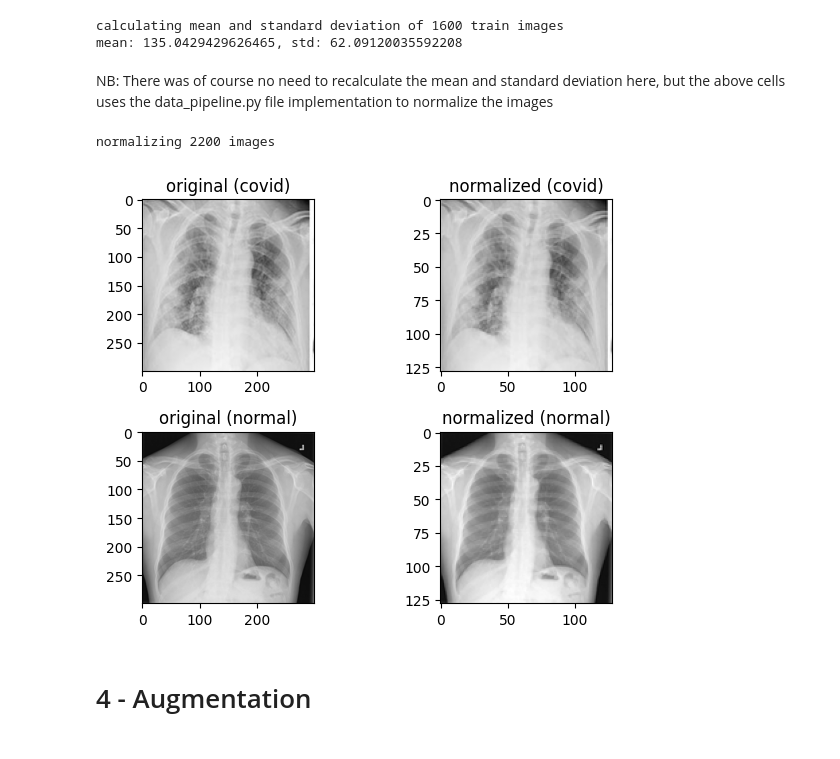
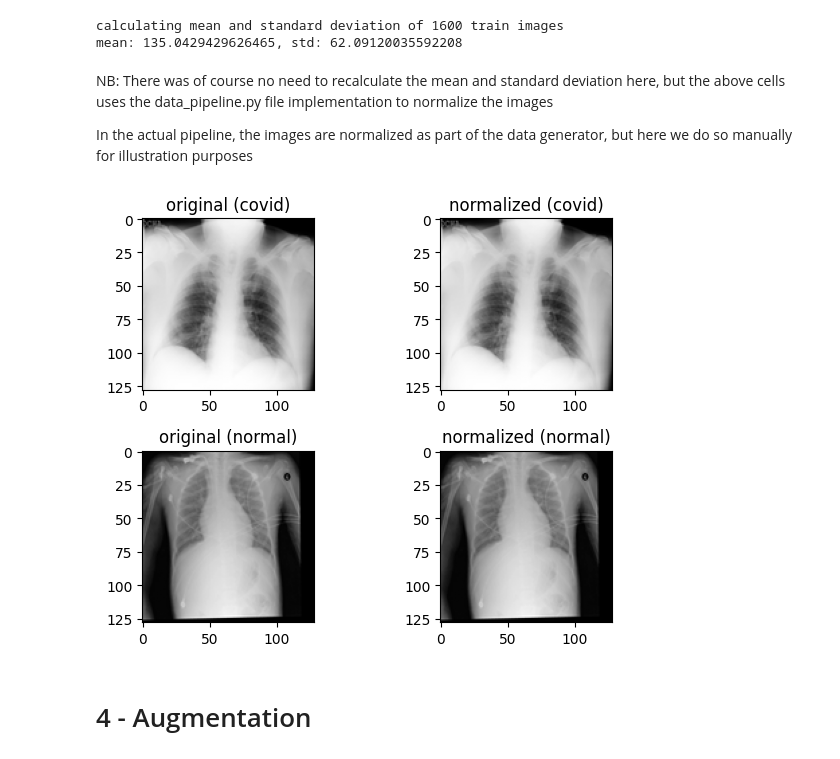
Before and after one commit to romeodetimmerman/covid-xray, a Jupyter notebook: src/data_exploration.ipynb, the cells around one changed output. Cells and saved outputs as stored; diff of their text form; code cells hidden in the pictures.

```diff
--- a/src/data_exploration.ipynb
+++ b/src/data_exploration.ipynb
@@ -257,72 +256,59 @@ for path in all_paths:
 downsampling 2200 images
 # %%
 # calculate mean and standard deviation of downsampled train images
-interim_train_paths = [path for path in interim_paths if "train" in path]
+processed_train_paths = [path for path in processed_paths if "train" in path]
 print(
-    f"calculating mean and standard deviation of {len(interim_train_paths)} train images"
+    f"calculating mean and standard deviation of {len(processed_train_paths)} train images"
 )
-mean, std = pipeline.calc_mean_std(interim_train_paths)
+mean, std = pipeline.calc_mean_std(processed_train_paths)
 print(f"mean: {mean}, std: {std}")
 # %% [output]
 calculating mean and standard deviation of 1600 train images
 mean: 135.0429429626465, std: 62.09120035592208
 # %% [markdown]
 NB: There was of course no need to recalculate the mean and standard deviation here, but the above cells uses the data_pipeline.py file implementation to normalize the images
+
+In the actual pipeline, the images are normalized as part of the data generator, but here we do so manually for illustration purposes
-# %%
-# normalize images
-print(f"normalizing {len(interim_paths)} images")
-for path in interim_paths:  # iterate over interim paths
-    input_path = path  # use interim path as input
-    output_path = path.replace(
-        INTERIM_DIR, PROCESSED_DIR
-    )  # create processed path from interim path
-    pipeline.normalize_image(input_path, output_path, mean, std)
-# %% [output]
-normalizing 2200 images
 # %%
-# visualize results
+# get paths for each class
+processed_train_covid_paths = [
+    path for path in processed_train_paths if "COVID" in path
+]
+processed_train_normal_paths = [
+    path for path in processed_train_paths if "NORMAL" in path
+]
 
 # sample random image from each class
-covid_sample = np.random.choice(train_covid_paths, 1, replace=False)
-normal_sample = np.random.choice(train_normal_paths, 1, replace=False)
+covid_sample = np.random.choice(processed_train_covid_paths, 1, replace=False)
+normal_sample = np.random.choice(processed_train_normal_paths, 1, replace=False)
 
 # load images
 covid_img = np.array(Image.open(covid_sample[0]).convert("L"))
 normal_img = np.array(Image.open(normal_sample[0]).convert("L"))
 
-# get file name from image path
-covid_file_name = os.path.basename(covid_sample[0])
-normal_file_name = os.path.basename(normal_sample[0])
-
-# get normalized image path
-covid_img_normalized_path = os.path.join(INTERIM_DIR, "train", "COVID", covid_file_name)
-normal_img_normalized_path = os.path.join(
-    INTERIM_DIR, "train", "NORMAL", normal_file_name
-)
+# normalize images
+covid_img_normalized = (covid_img - mean) / (std + 1e-7)
+normal_img_normalized = (normal_img - mean) / (std + 1e-7)
 
 # plot
 fig, axes = plt.subplots(2, 2)
 
 # show original images
 axes[0, 0].imshow(covid_img, cmap="gray")
 axes[0, 0].set_title("original (covid)")
 axes[1, 0].imshow(normal_img, cmap="gray")
 axes[1, 0].set_title("original (normal)")
 
 # show normalized images
-axes[0, 1].imshow(
-    np.array(Image.open(covid_img_normalized_path).convert("L")), cmap="gray"
-)
+axes[0, 1].imshow(np.array(covid_img_normalized), cmap="gray")
 axes[0, 1].set_title("normalized (covid)")
-axes[1, 1].imshow(
-    np.array(Image.open(normal_img_normalized_path).convert("L")), cmap="gray"
-)
+axes[1, 1].imshow(np.array(normal_img_normalized), cmap="gray")
 axes[1, 1].set_title("normalized (normal)")
 
 plt.tight_layout()
 plt.show()
 # %% [output]
-[figure, old version]
+[figure, new version]
 # %% [markdown]
 # 4 - Augmentation
 # %% [markdown]
```
Also changed, not shown: parts of 5 cells of this notebook.
